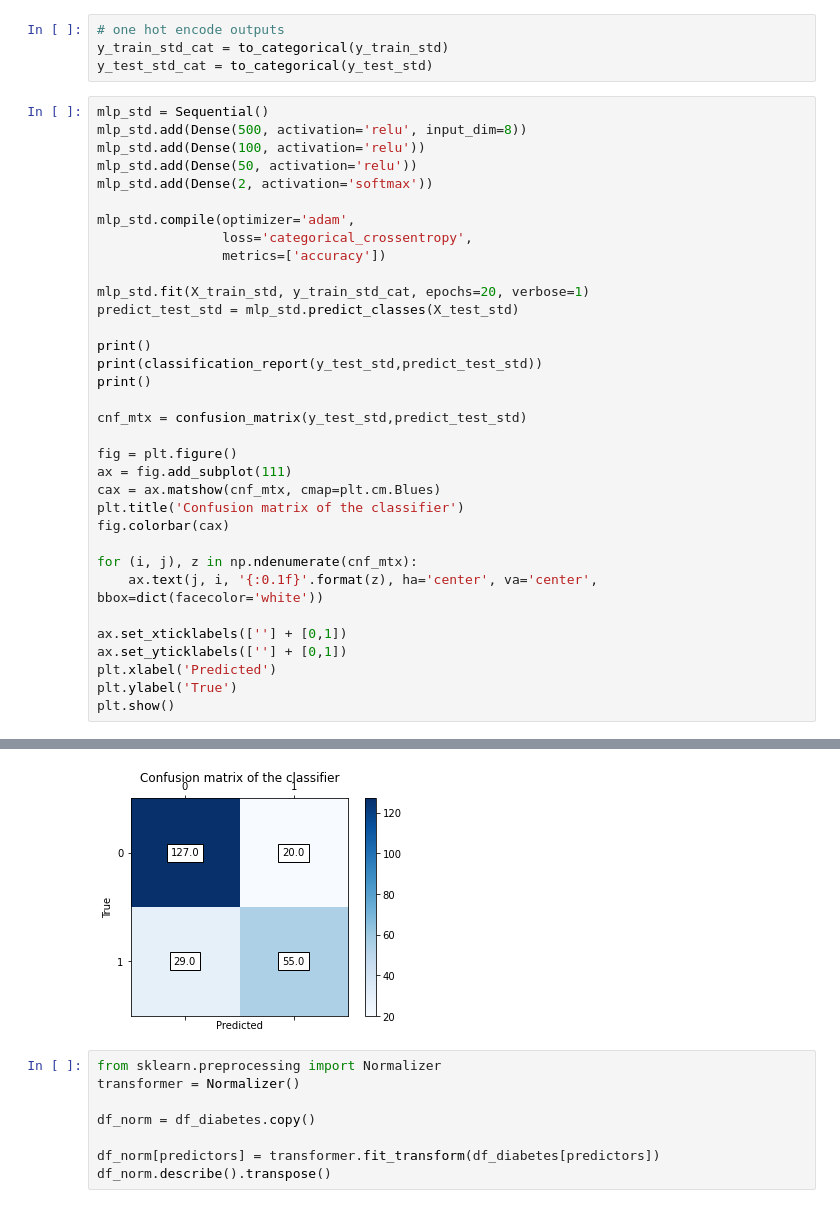
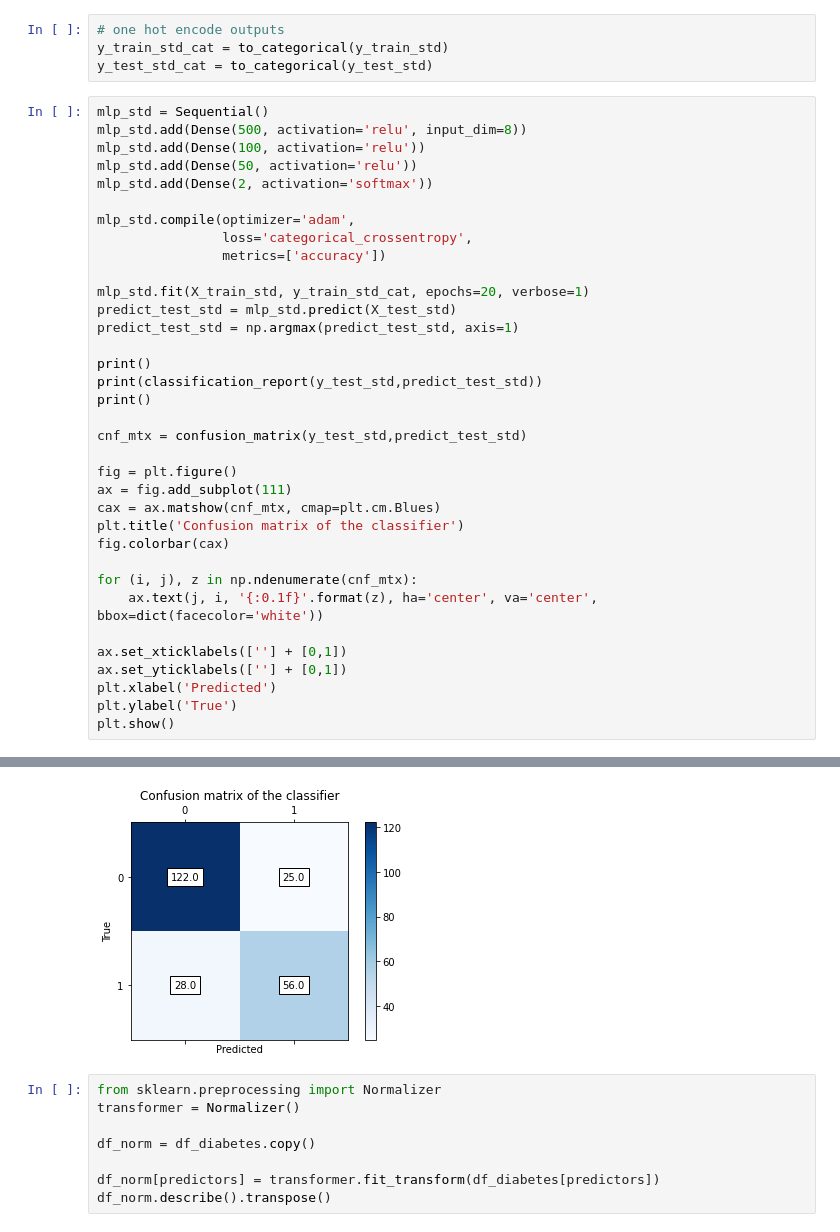
Before and after one commit to howardroatti/Machine_Learning, a Jupyter notebook: 003 - Machine Learing/Tutoriais/Tutorial_02_Multilayer_Perceptron_Keras(Resposta).ipynb, the cells around one changed output, grey strips where cells are left out. Cells and saved outputs as stored; diff of their text form.

```diff
--- a/003 - Machine Learing/Tutoriais/Tutorial_02_Multilayer_Perceptron_Keras(Resposta).ipynb
+++ b/003 - Machine Learing/Tutoriais/Tutorial_02_Multilayer_Perceptron_Keras(Resposta).ipynb
@@ -82,7 +82,8 @@ mlp_std.compile(optimizer='adam',
                 metrics=['accuracy'])
 
 mlp_std.fit(X_train_std, y_train_std_cat, epochs=20, verbose=1)
-predict_test_std = mlp_std.predict_classes(X_test_std)
+predict_test_std = mlp_std.predict(X_test_std)
+predict_test_std = np.argmax(predict_test_std, axis=1)
 
 print()
 print(classification_report(y_test_std,predict_test_std))
@@ -125,4 +126,4 @@ weighted avg       0.78      0.79      0.79       231
-[figure, old version]
+[figure, new version]
 # %%
 from sklearn.preprocessing import Normalizer
 transformer = Normalizer()
```
Also changed, not shown: parts of 4 cells of this notebook, 14 other files.
